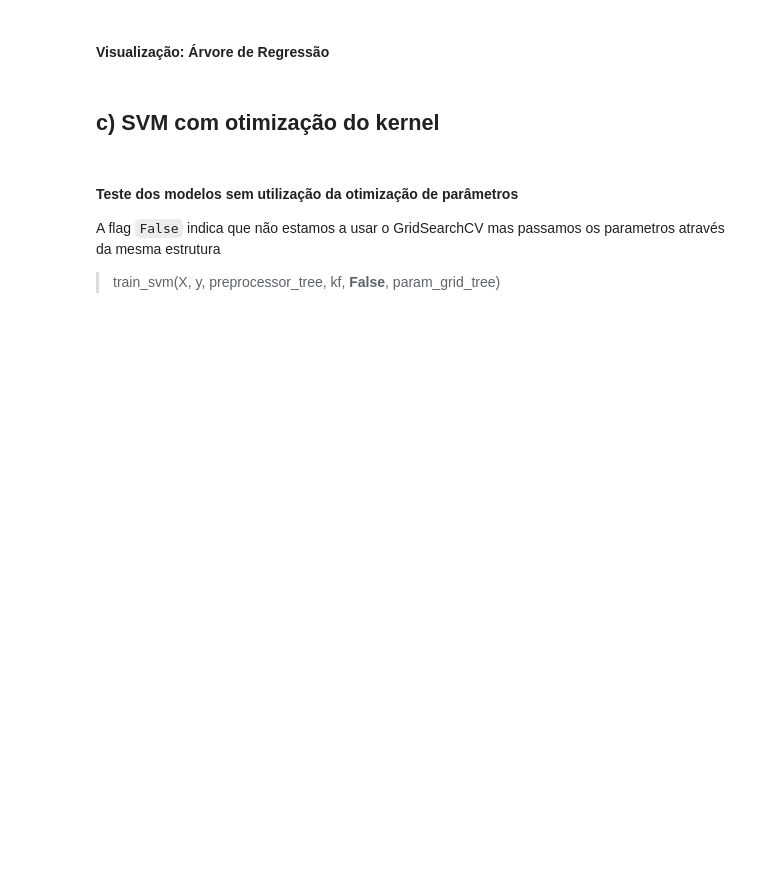
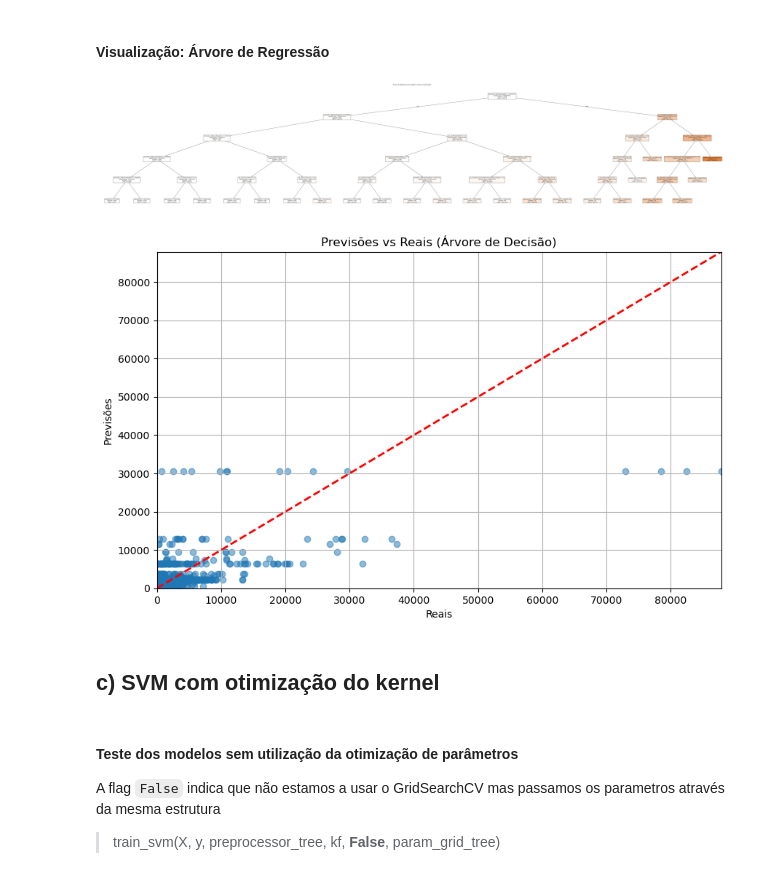
Before and after one commit to laurabmurias/anadi-practical-work-2, a Jupyter notebook: Jupyter/Regressao.ipynb, the cells around one changed output. Cells and saved outputs as stored; diff of their text form; code cells hidden in the pictures; blank space fills up the shorter version.

```diff
--- a/Jupyter/Regressao.ipynb
+++ b/Jupyter/Regressao.ipynb
@@ -170,7 +176,7 @@ print(vif_data)
 - Remover a coluna Air_Pollution_Average[ug/m3] pela correlação quase nula com o alvo.
 - Remover 'Populated_Area[km2]' por ser uma feature redundante (verificar os VIFs).
 # %%
-X = df_southern.drop(columns=['Premature_Deaths', 'Air_Pollution_Average[ug/m3]', 'Populated_Area[km2]'])
+X = df_southern.drop(columns=['Premature_Deaths', 'Air_Pollution_Average[ug/m3]', 'Populated_Area[km2]', 'Region'])
 
 # Atualizar numeric_cols para não incluir as colunas removidas
 numeric_cols = [col for col in numeric_cols if col in X.columns]
@@ -185,7 +191,7 @@ preprocessor = ColumnTransformer(
 
 preprocessor_tree = ColumnTransformer(
     transformers=[
-        ('cat', OneHotEncoder(), categorical_cols)
+        ('cat', OneHotEncoder(sparse_output=False), categorical_cols)
     ],
     remainder='passthrough' # Manter as colunas numéricas sem transformação para o modelo de árvore de decisão
 )
@@ -291,30 +330,33 @@ print(f"R² médio  : {np.mean(r2_scores):.2f}")
 # %%
 best_tree.fit(X, y)
 preprocessor_fitted = best_tree.named_steps['preprocessor']
 feature_names = preprocessor_fitted.get_feature_names_out()
-plt.figure(figsize=(20, 10))
+plt.figure(figsize=(100, 20))
 plot_tree(
     best_tree.named_steps['regressor'],
     feature_names=feature_names,
     filled=True,
     rounded=True,
     max_depth=10,
     fontsize=10
 )
 plt.title("Árvore de Regressão (max_depth=10 para visualização)")
 plt.show()
 
 # Gráfico de Previsões vs Reais
 plt.figure(figsize=(10, 6))
 plt.scatter(y, best_tree.predict(X), alpha=0.5)
 plt.plot([y.min(), y.max()], [y.min(), y.max()], 'r--', lw=2)
 plt.title('Previsões vs Reais (Árvore de Decisão)')
 plt.xlabel('Reais')
 plt.ylabel('Previsões')
 plt.xlim(y.min(), y.max())
 plt.ylim(y.min(), y.max())
 plt.grid()
 plt.show()
+# %% [output]
+[figure, added]
+[figure, added]
 # %% [markdown]
 ## c) SVM com otimização do kernel
 # %% [markdown]
```
Also changed, not shown: parts of 13 cells of this notebook, 1 other file.
